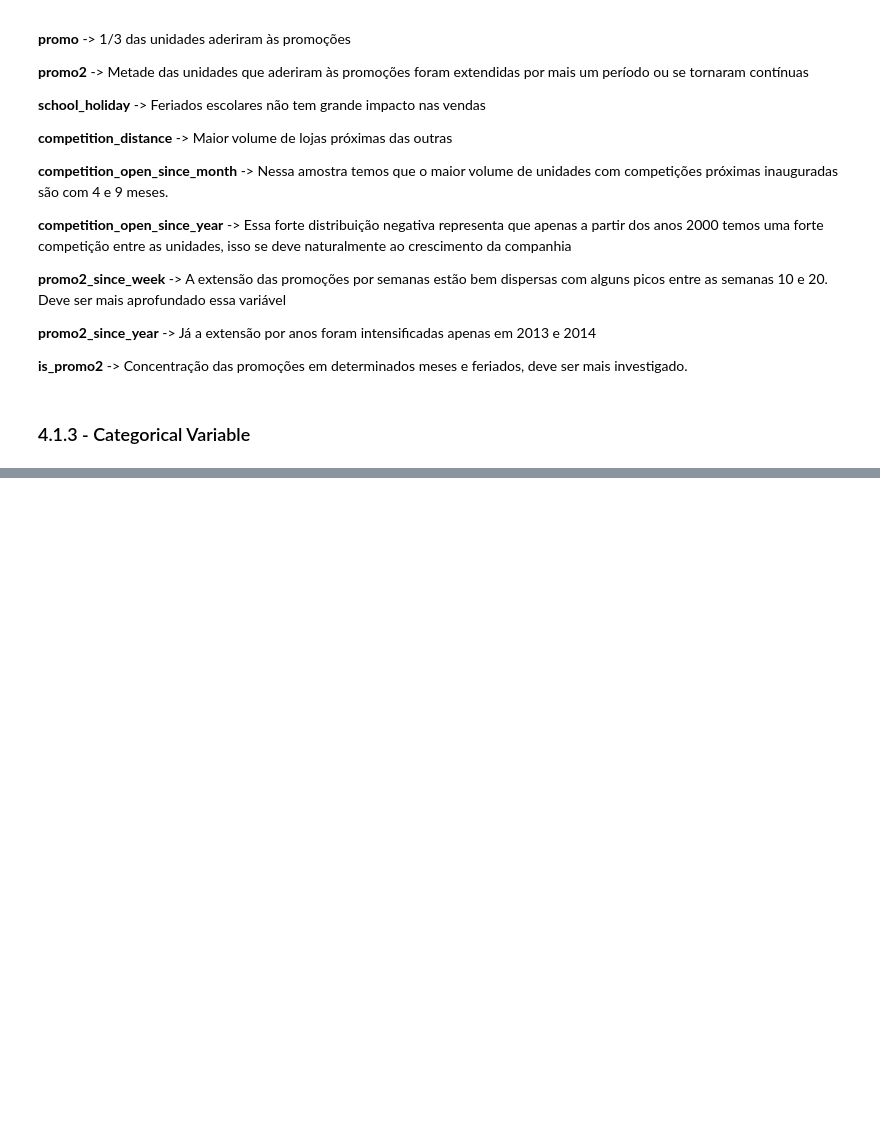
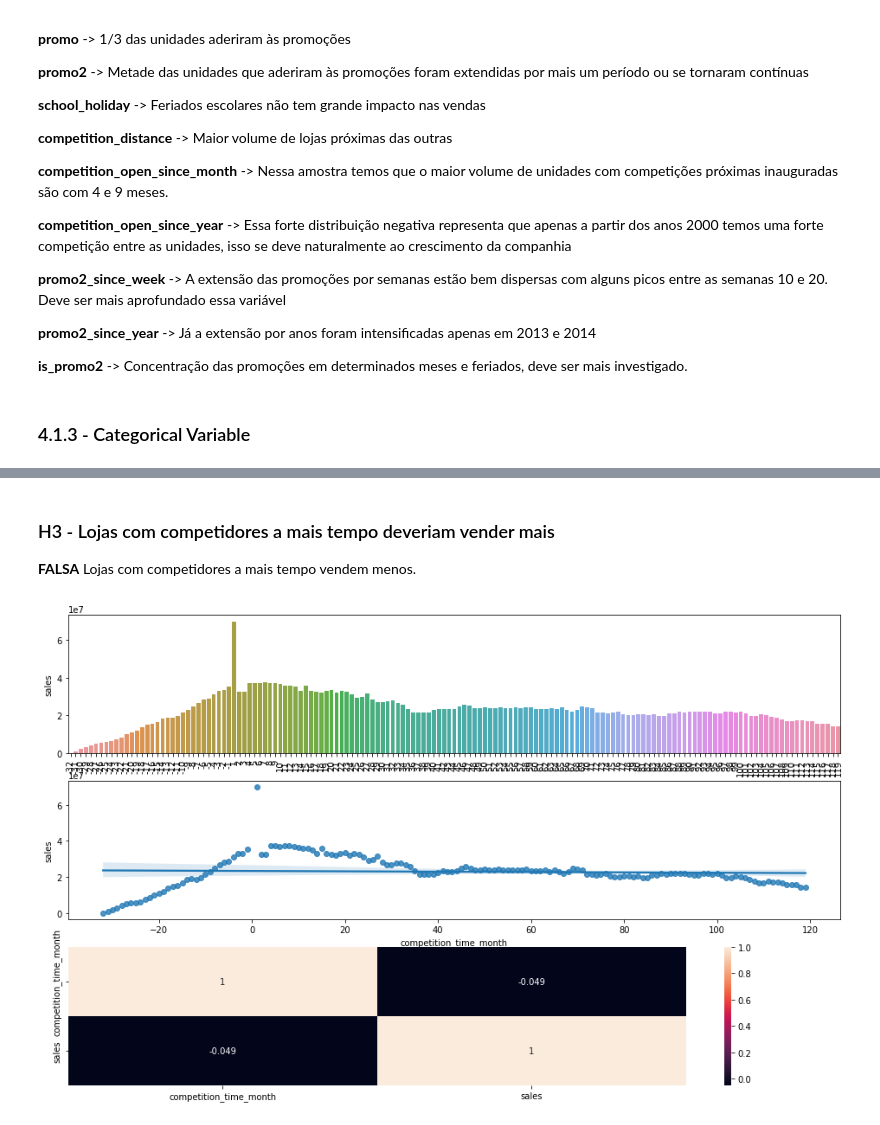
Before and after one commit to victor-vilela/rossman_store_sales, a Jupyter notebook: m04_v01_store_sales_prediction.ipynb, the cells around one changed output, grey strips where cells are left out. Cells and saved outputs as stored; diff of their text form; code cells hidden in the pictures; blank space fills up the shorter version.

```diff
--- a/m04_v01_store_sales_prediction.ipynb
+++ b/m04_v01_store_sales_prediction.ipynb
@@ -467,0 +508,19 @@ sns.kdeplot(df4[df4['assortment'] == 'extra']['sales'], label='extra', shade=Tru
+# %% [markdown]
+### H3 - Lojas com competidores a mais tempo deveriam vender mais
+**FALSA** Lojas com competidores a mais tempo vendem menos.
+# %%
+plt.figure(figsize=(16,10))
+
+plt.subplot( 3, 1, 1 )
+aux1 = df4[['competition_time_month', 'sales']].groupby( 'competition_time_month' ).sum().reset_index()
+aux2 = aux1[(aux1['competition_time_month'] < 120) & (aux1['competition_time_month'] != 0)]
+sns.barplot( x='competition_time_month', y='sales', data=aux2 );
+plt.xticks(rotation=90);
+
+plt.subplot( 3, 1, 2 )
+sns.regplot( x='competition_time_month', y='sales', data=aux2 );
+
+plt.subplot( 3, 1, 3 )
+x = sns.heatmap( aux2.corr( method='pearson' ), annot=True );
+# %% [output]
+[figure, added]
```
Also changed, not shown: parts of 16 cells of this notebook.
